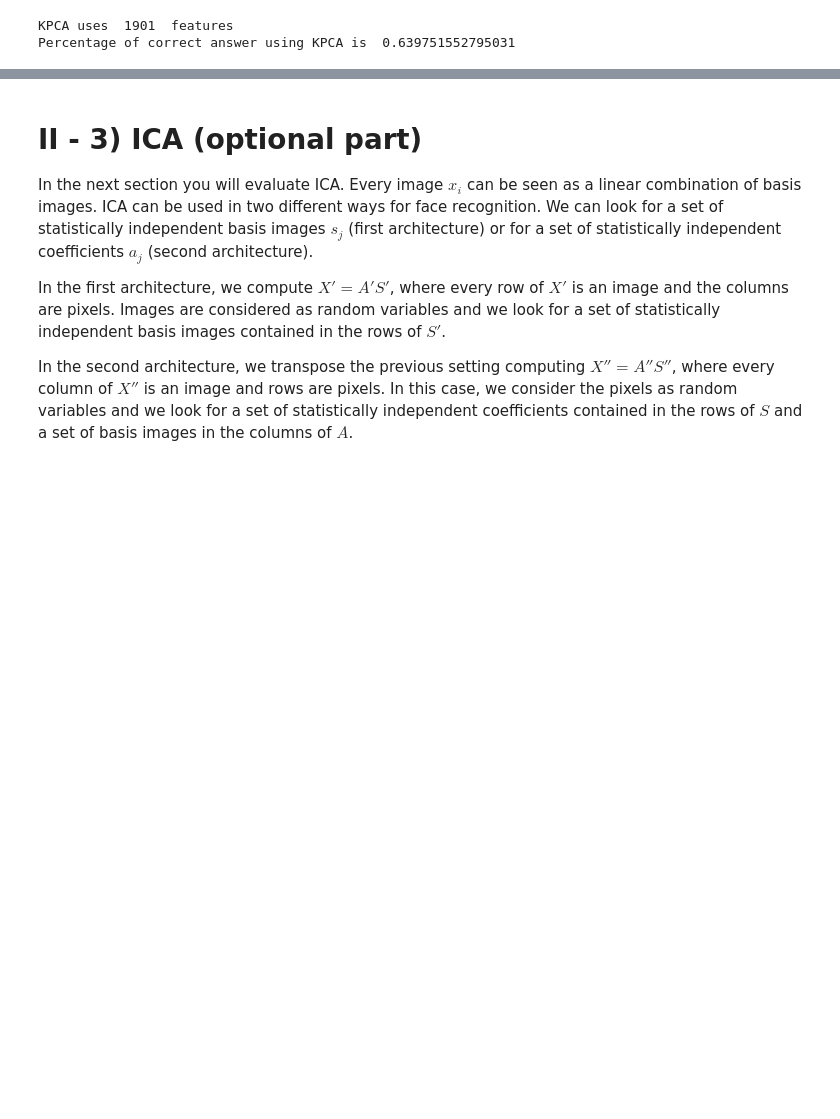
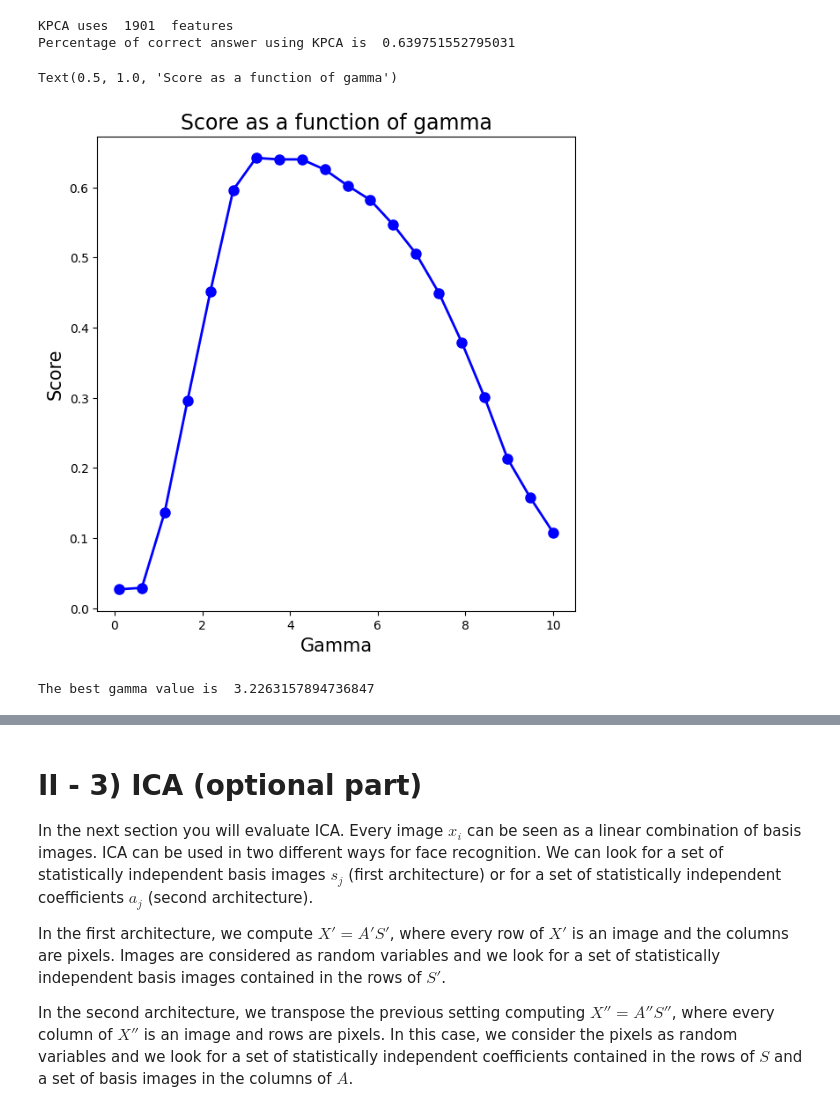
Before and after one commit to dftorresro/IMA205---TP1-Unsupervised-Learning, a Jupyter notebook: 2022_TP_Unsupervised_1_PCA-ICA.ipynb, the cells around one changed output, grey strips where cells are left out. Saved outputs shown, nothing was run; the diff lists cells and outputs as text; code cells hidden in the pictures; blank space fills up the shorter version.

```diff
--- a/2022_TP_Unsupervised_1_PCA-ICA.ipynb
+++ b/2022_TP_Unsupervised_1_PCA-ICA.ipynb
@@ -979,3 +979,60 @@ print('Percentage of correct answer using KPCA is ', NN.score(Yr_test_KPCA, Id_T
 # %% [output]
 KPCA uses  1901  features
 Percentage of correct answer using KPCA is  0.639751552795031
+# %%
+# Looking for the best gamma value
+gamma = np.linspace(0.1, 10, 20)
+score = np.zeros(len(gamma))
+
+for i in range(len(gamma)):
+    Kpca = KernelPCA(kernel = 'rbf', gamma = gamma[i], random_state=1)
+    YKpca = Kpca.fit_transform(Xctrain)
+    DKpca = Kpca.eigenvalues_
+    AKpca = Kpca.eigenvectors_
+
+    tot = np.sum(DKpca)
+    threshold = 0.99
+    KPCAComp = np.where(np.cumsum(DKpca/tot) > threshold)[0][0]
+
+    AKpca_ = AKpca[:,0:KPCAComp]
+    YKpca = YKpca[:, :KPCAComp]
+
+    N = Xctrain.shape[0]
+    M = Xctest.shape[0]
+
+    InnerX = np.dot(Xctest,Xctrain.T)
+
+    tempTrain=np.sum(Xctrain**2,axis=1).reshape((1,N))
+    tempTest=np.sum(Xctest**2,axis=1).reshape((M,1))
+
+    NormTrain2 = np.repeat(tempTrain,M,axis=0)
+    NormTest2 = np.repeat(tempTest,N,axis=1)
+    Norm = NormTest2 + NormTrain2 - 2*InnerX
+    Norm[Norm<1e-10] = 0
+
+    Ktest = np.exp(-Norm/(2*gamma[i]**2))
+
+    oneN = np.ones((N,N))/N
+    oneM = np.ones((M,M))/M
+
+    KcTest = Ktest - np.dot(oneM,Ktest) - np.dot(Ktest,oneN) + np.dot(np.dot(oneM,Ktest),oneN)
+
+    Yr_test_KPCA = np.dot(KcTest, AKpca_)
+
+    NN.fit(YKpca, Id_Train.ravel())
+    score[i] = NN.score(Yr_test_KPCA, Id_Test.ravel())
+
+fig = plt.figure(figsize=(7, 7))
+plt.plot(gamma, score, 'bo-', linewidth=2, markersize=8)
+plt.xlabel('Gamma',fontsize=15)
+plt.ylabel('Score',fontsize=15)
+plt.title('Score as a function of gamma',fontsize=17)
+# %% [output]
+Text(0.5, 1.0, 'Score as a function of gamma')
+[figure, added]
+# %%
+# Best gamma value
+bestGamma = gamma[np.argmax(score)]
+print('The best gamma value is ', bestGamma)
+# %% [output]
+The best gamma value is  3.2263157894736847
```
Also changed, not shown: parts of 2 cells of this notebook.
